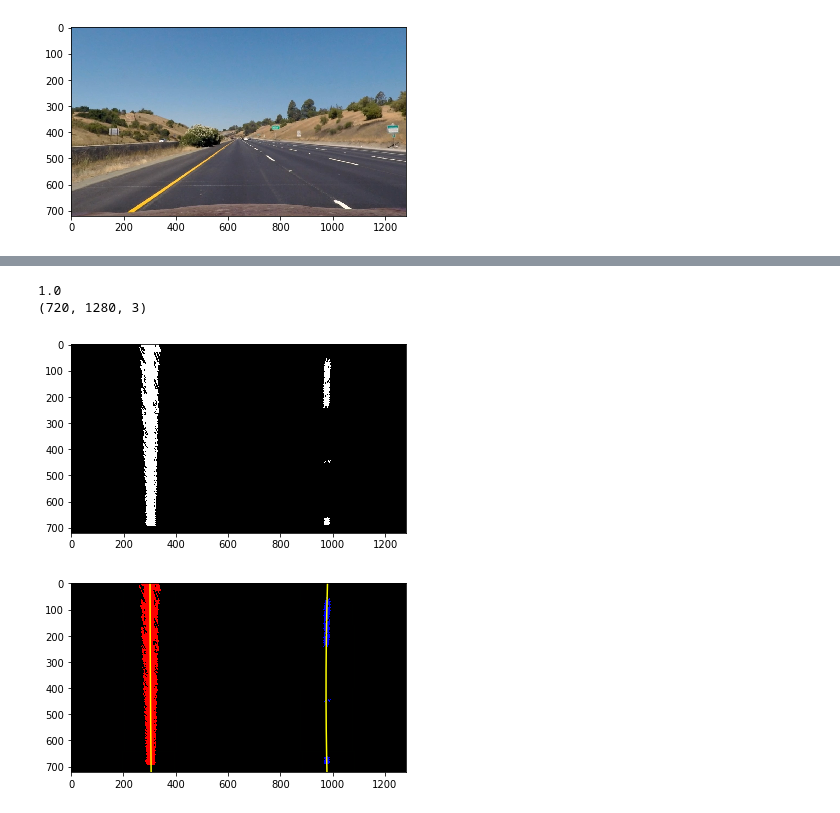
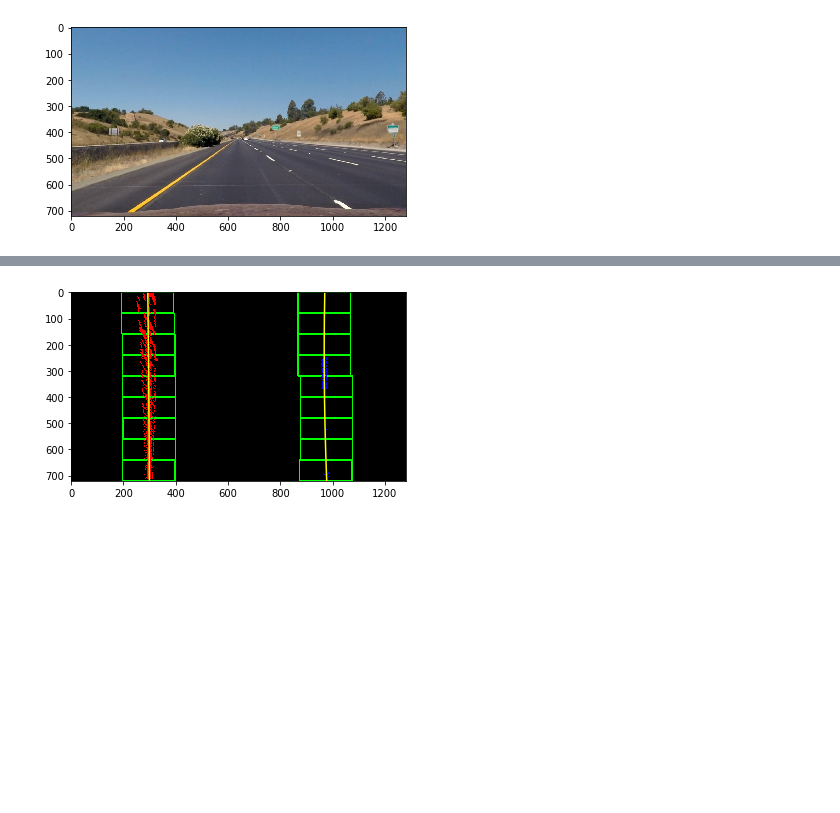
Before and after one commit to frankcarey/CarND-Advanced-Lane-Lines, a Jupyter notebook: assignment.ipynb, the cells around one changed output, grey strips where cells are left out. Drawn from its saved outputs; the diff is of its cells as text; code cells hidden in the pictures; blank space fills up the shorter version.

Commit message:
Tweak the lines a bit.

```diff
--- a/assignment.ipynb
+++ b/assignment.ipynb
@@ -178,13 +178,13 @@ def get_src_pts(img):
     h, w = img.shape
     vert=[]
     #upper_left
-    vert.append([w/2 -100, h/2 +130])
+    vert.append([w/2 -70, h/2 +110])
     #lower_left
-    vert.append([200, h-1])
+    vert.append([210, h-1])
     #upper_right
-    vert.append([w/2 +100, h/2 +125])
+    vert.append([w/2 +80, h/2 +110])
     #lower_right
-    vert.append([w-170, h-1])
+    vert.append([w-175, h-1])
     return np.floor(vert).astype(int)
 
 def get_dst_pts(img):
@@ -218,20 +218,19 @@ def draw_lines(img, lines, color=[255, 0, 0], thickness=4):
     If you want to make the lines semi-transparent, think about combining
     this function with the weighted_img() function below
     """
-    print('lines',len(lines))
+    #print('lines',len(lines))
     for i in range(len(lines)):
-        print(i)
+        #print(i)
         [x1,y1], [x2,y2] = lines[i]
-        print('line', lines[i])
+        #print('line', lines[i])
         img = cv2.line(img, (x1, y1), (x2, y2), color, thickness)
     return img
 
 # Edit this function to create your own pipeline.
-def pipeline(img, s_thresh=(100, 255), sx_thresh=(16, 255)):
+def pipeline(img, s_thresh=(180, 255), sx_thresh=(25, 255)):
     img = np.copy(img)
-    # Convert to HSV color space and separate the V channel
+    # Convert to HLS color
     hls = cv2.cvtColor(img, cv2.COLOR_RGB2HLS).astype(np.float)
-    l_channel = hls[:,:,1]
     s_channel = hls[:,:,2]
     # Sobel x
     sobelx = cv2.Sobel(s_channel, cv2.CV_64F, 1, 0) # Take the derivative in x
@@ -240,11 +239,11 @@ def pipeline(img, s_thresh=(100, 255), sx_thresh=(16, 255)):
 
     # Threshold x gradient
     sxbinary = np.zeros_like(scaled_sobel)
-    sxbinary[(scaled_sobel >= sx_thresh[0]) & (scaled_sobel <= sx_thresh[1])] = 1
+    sxbinary[(scaled_sobel > sx_thresh[0]) & (scaled_sobel <= sx_thresh[1])] = 1
 
     # Threshold color channel
     s_binary = np.zeros_like(s_channel)
-    s_binary[(s_channel >= s_thresh[0]) & (s_channel <= s_thresh[1])] = 1
+    s_binary[(s_channel > s_thresh[0]) & (s_channel <= s_thresh[1])] = 1
     # Stack each channel
     # Note color_binary[:, :, 0] is all 0s, effectively an all black image. It might
     # be beneficial to replace this channel with something else.
@@ -258,8 +257,8 @@ def pipeline(img, s_thresh=(100, 255), sx_thresh=(16, 255)):
     right_line = [src[2], src[3]]
 
     #print(src, dst)
-    print(lines_binary.shape)
-    print(s_binary.shape)
+    #print(lines_binary.shape)
+    #print(s_binary.shape)
 
     # Convert scale to 0. - 1. from max of 255.
     lines_binary = draw_lines(lines_binary, [left_line,  right_line], thickness=5) / 255.
@@ -275,6 +274,6 @@ def pipeline(img, s_thresh=(100, 255), sx_thresh=(16, 255)):
 
     return warped
 
-warped = pipeline(img)
+warped = pipeline(img2)
 plt.imshow(warped)
 # %% [output]
@@ -295,10 +287,7 @@ def find_lanes(binary_warped):
     histogram = np.sum(binary_warped[binary_warped.shape[0]//2:,:], axis=0)
     # Create an output image to draw on and  visualize the result
     out_img = np.dstack((binary_warped, binary_warped, binary_warped))
-    print(np.max(out_img))
-    print(out_img.shape)
-    plt.imshow(out_img)
-    plt.show()
+
     # Find the peak of the left and right halves of the histogram
     # These will be the starting point for the left and right lines
     midpoint = np.int(histogram.shape[0]/2)
@@ -319,7 +308,7 @@ def find_lanes(binary_warped):
     # Set the width of the windows +/- margin
     margin = 100
     # Set minimum number of pixels found to recenter window
-    minpix = 50
+    minpix = 30
     # Create empty lists to receive left and right lane pixel indices
     left_lane_inds = []
     right_lane_inds = []
@@ -334,8 +323,8 @@ def find_lanes(binary_warped):
         win_xright_low = rightx_current - margin
         win_xright_high = rightx_current + margin
         # Draw the windows on the visualization image
-        cv2.rectangle(out_img,(win_xleft_low,win_y_low),(win_xleft_high,win_y_high),(0,255,0), 2)
-        cv2.rectangle(out_img,(win_xright_low,win_y_low),(win_xright_high,win_y_high),(0,255,0), 2)
+        cv2.rectangle(out_img,(win_xleft_low,win_y_low),(win_xleft_high,win_y_high),(0,1.,0), 3)
+        cv2.rectangle(out_img,(win_xright_low,win_y_low),(win_xright_high,win_y_high),(0,1.,0), 3)
         # Identify the nonzero pixels in x and y within the window
         good_left_inds = ((nonzeroy >= win_y_low) & (nonzeroy < win_y_high) & (nonzerox >= win_xleft_low) & (nonzerox < win_xleft_high)).nonzero()[0]
         good_right_inds = ((nonzeroy >= win_y_low) & (nonzeroy < win_y_high) & (nonzerox >= win_xright_low) & (nonzerox < win_xright_high)).nonzero()[0]
@@ -362,34 +351,32 @@ def find_lanes(binary_warped):
     left_fit = np.polyfit(lefty, leftx, 2)
     right_fit = np.polyfit(righty, rightx, 2)
 
     if True:
         # Generate x and y values for plotting
         ploty = np.linspace(0, binary_warped.shape[0]-1, binary_warped.shape[0] )
         left_fitx = left_fit[0]*ploty**2 + left_fit[1]*ploty + left_fit[2]
         right_fitx = right_fit[0]*ploty**2 + right_fit[1]*ploty + right_fit[2]
 
         out_img[nonzeroy[left_lane_inds], nonzerox[left_lane_inds]] = [1., 0, 0]
         out_img[nonzeroy[right_lane_inds], nonzerox[right_lane_inds]] = [0, 0, 1.]
         plt.imshow(out_img)
         plt.plot(left_fitx, ploty, color='yellow')
         plt.plot(right_fitx, ploty, color='yellow')
         plt.xlim(0, 1280)
         plt.ylim(720, 0)
+        plt.show()
 
     return left_fit, right_fit
 
 def get_lanes_binary(img):
     img_binary = np.zeros_like(img[:,:,0])
     img_binary[(img[:,:,1] == 1.) | (img[:,:,2] == 1.)] = 1.
     return img_binary
 
 bw = get_lanes_binary(warped)
 #plt.imshow(bw)
 #plt.show()
 
 lanes = find_lanes(bw)
 # %% [output]
-1.0
-(720, 1280, 3)
-[figure, old version]
+[figure, new version]
-[figure, removed]
```
Also changed, not shown: parts of 2 cells of this notebook.
